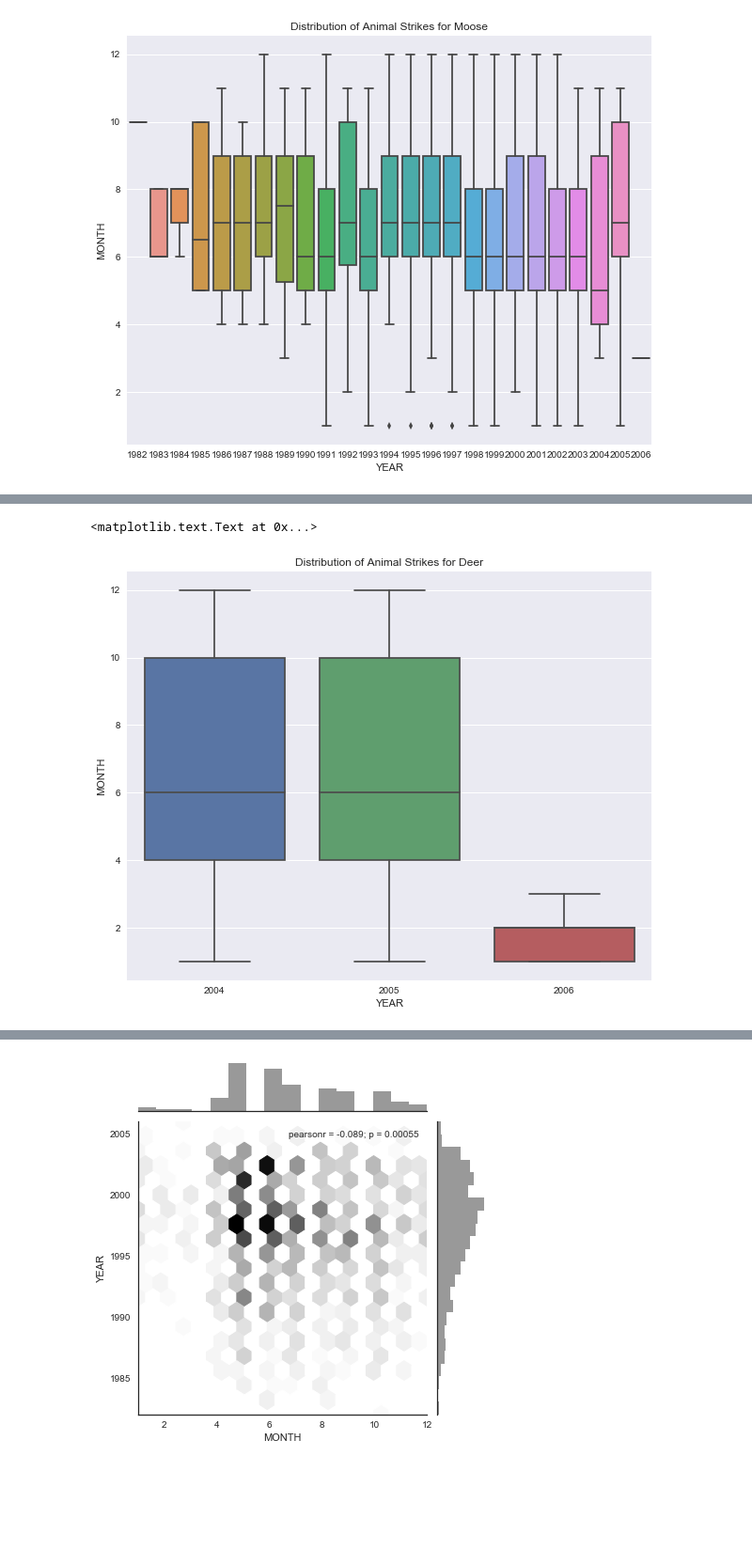
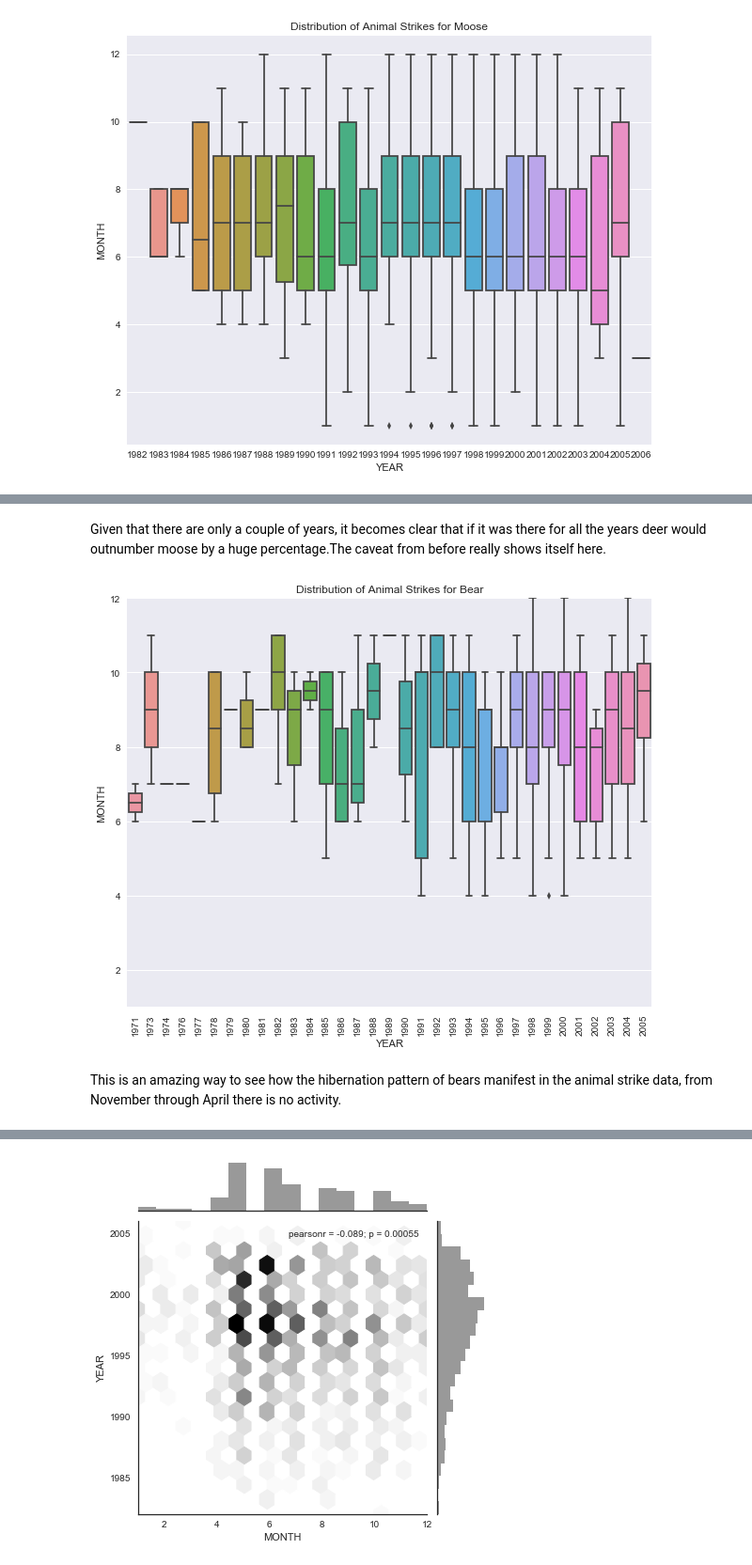
Before and after one commit to VCGI/Geopandas-Python-Library-Exploration, a Jupyter notebook: Geopandas Data Cleaning and Exploration in Python.ipynb, the cells around one changed output, grey strips where cells are left out. Shown at 94% size. Saved outputs shown, nothing was run; the diff lists cells and outputs as text; code cells hidden in the pictures; blank space fills up the shorter version.

Commit message:
Large number of Edits to Data Cleaning Notebook and addition of Town dataset

```diff
--- a/Geopandas Data Cleaning and Exploration in Python.ipynb
+++ b/Geopandas Data Cleaning and Exploration in Python.ipynb
@@ -348,3 +363,8 @@ animalstrikes.head()
 | 3 | 1004 | Other | Other | 2004-03-24T00:00:00.000Z | 1322 | VT 100 | 100 | 2.1 | 2.1 | V100-1322 | ... |
 | 4 | 1005 | Deer | Deer, RoadKill, Fawn Doe | 2004-03-09T00:00:00.000Z | 1409 | VT 12 | 012 | 0.9 | 0.9 | V012-1409 | ... |
 5 rows × 25 columns
+# %%
+# Clean up and reorder columns
+col = list(animalstrikes.columns)
+animalstrikes = animalstrikes[['OBJECTID', 'MSRI_CODE','MSRI_DESCR','DATE_','TOWN_ID','ROUTE_DES','ROUTE','BEGIN_MM','END_MM','LRS_CODE','COMMENT',
+                     'TOWN','RT_TOWN','RT_NUM','LOCATION','YEAR_INT','DATE','MONTH','DAY','YEAR','geometry']]
@@ -358,7 +396,13 @@ plt.title('Distribution of Animal Strikes for Moose')
+# %% [markdown]
+Given that there are only a couple of years, it becomes clear that if it was there for all the years deer would outnumber moose by a huge percentage.The caveat from before really shows itself here.
 # %%
-data = animalstrikes[(animalstrikes['MSRI_CODE'] == 'Deer')]
+data = animalstrikes[(animalstrikes['MSRI_CODE'] == 'Bear')]
 sns.boxplot(x='YEAR', y='MONTH', data=data)
-plt.title('Distribution of Animal Strikes for Deer')
+plt.title('Distribution of Animal Strikes for Bear')
+plt.ylim(1,12)
+plt.xticks(rotation=90)
+plt.show()
 # %% [output]
-<matplotlib.text.Text at 0x...>
-[figure, old version]
+[figure, new version]
+# %% [markdown]
+This is an amazing way to see how the hibernation pattern of bears manifest in the animal strike data, from November through April there is no activity.
```
Also changed, not shown: parts of 43 cells of this notebook, 2 other files.
